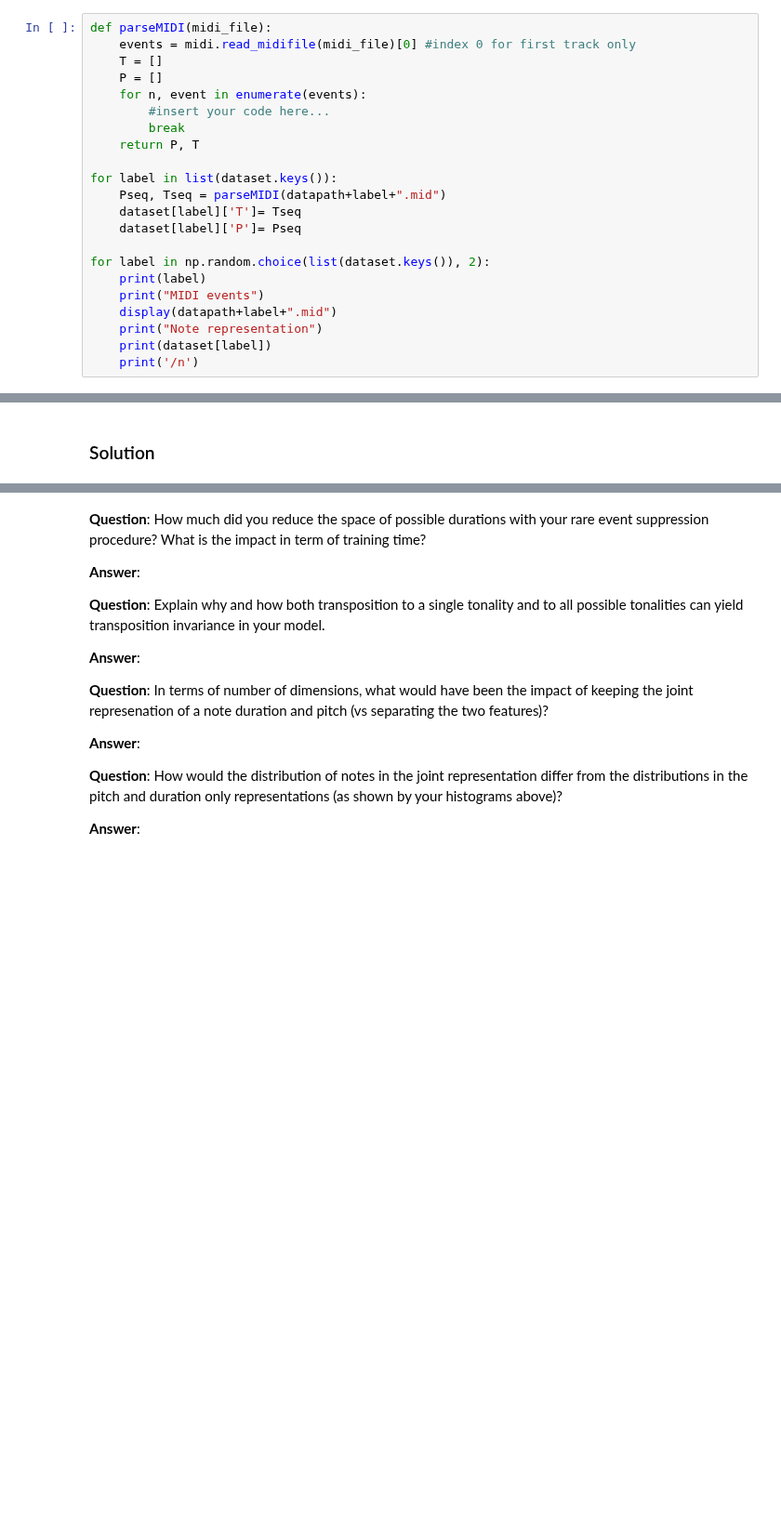
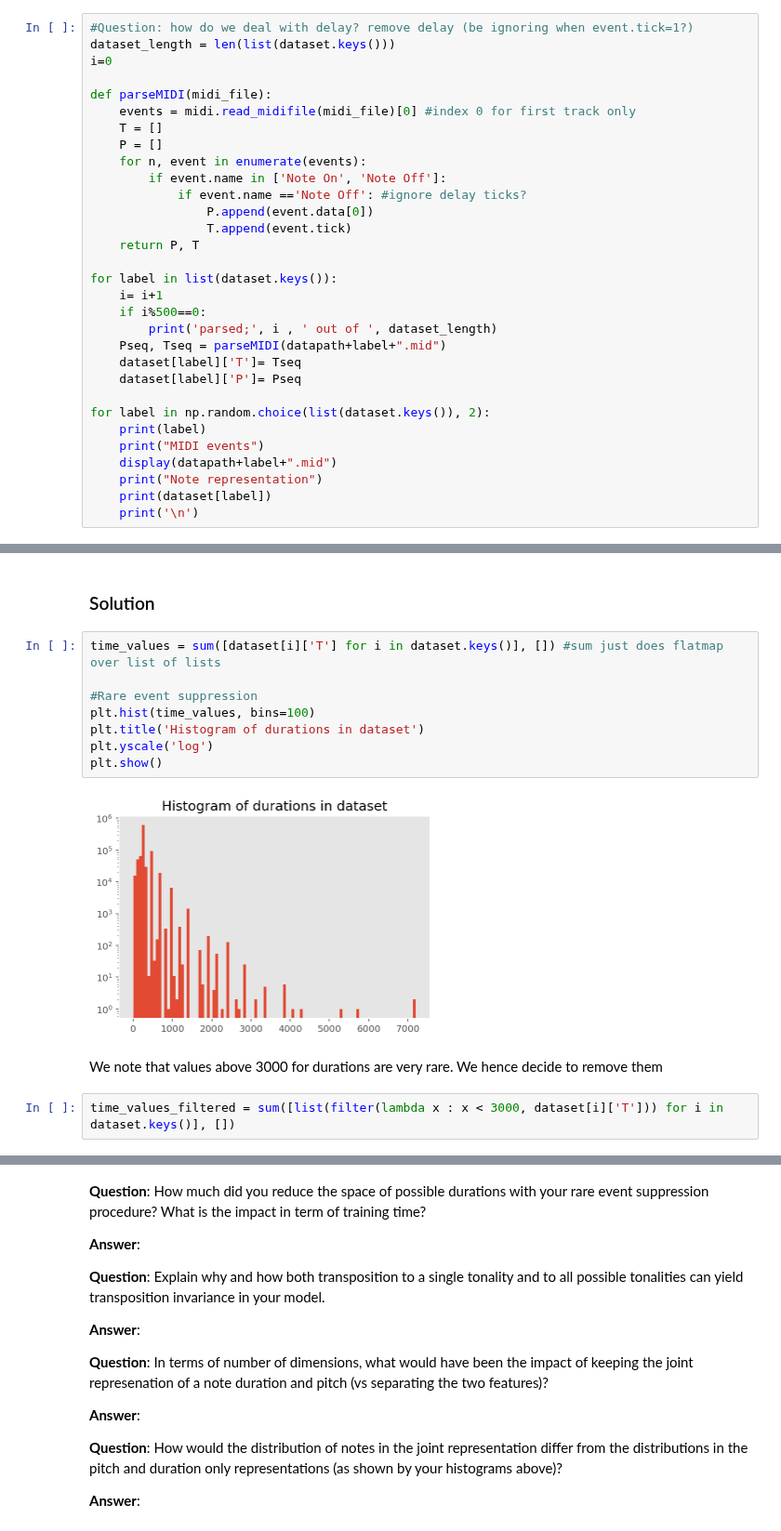
Before and after one commit to lguillain/Artificial-Neural-Networks, a Jupyter notebook: miniproject2/miniproject2_Leonore.ipynb, the cells around one changed output, grey strips where cells are left out. Shown at 93% size. Cells and saved outputs as stored; diff of their text form; blank space fills up the shorter version.

Commit message:
Adding dataset and code for exercises until 4.1 (4.2 of preprocessing missing)

```diff
--- a/miniproject2/miniproject2_Leonore.ipynb
+++ b/miniproject2/miniproject2_Leonore.ipynb
@@ -231,16 +249,25 @@ print("%i/%i melodies retained"%(len(list(dataset.keys())), len(os.listdir(datap
 # %% [markdown]
 ### Solution
 # %%
+#Question: how do we deal with delay? remove delay (be ignoring when event.tick=1?)
+dataset_length = len(list(dataset.keys()))
+i=0
+
 def parseMIDI(midi_file):
     events = midi.read_midifile(midi_file)[0] #index 0 for first track only
     T = []
     P = []
     for n, event in enumerate(events):
-        #insert your code here...
-        break
+        if event.name in ['Note On', 'Note Off']:
+            if event.name =='Note Off': #ignore delay ticks?
+                P.append(event.data[0])
+                T.append(event.tick)
     return P, T
 
 for label in list(dataset.keys()):
+    i= i+1
+    if i%500==0:
+        print('parsed;', i , ' out of ', dataset_length)
     Pseq, Tseq = parseMIDI(datapath+label+".mid")
     dataset[label]['T']= Tseq
     dataset[label]['P']= Pseq
@@ -251,4 +278,4 @@ for label in np.random.choice(list(dataset.keys()), 2):
     display(datapath+label+".mid")
     print("Note representation")
     print(dataset[label])
-    print('/n')
+    print('\n')
@@ -285,3 +391,17 @@ To further improve your model, you might want to reconsider your original data.
 Finally, you shoud recompute the tokenization step for your brand new filtered and normalized dataset.
 # %% [markdown]
 ### Solution
+# %%
+time_values = sum([dataset[i]['T'] for i in dataset.keys()], []) #sum just does flatmap over list of lists
+
+#Rare event suppression
+plt.hist(time_values, bins=100)
+plt.title('Histogram of durations in dataset')
+plt.yscale('log')
+plt.show()
+# %% [output]
+[figure, added]
+# %% [markdown]
+We note that values above 3000 for durations are very rare. We hence decide to remove them
+# %%
+time_values_filtered = sum([list(filter(lambda x : x < 3000, dataset[i]['T'])) for i in dataset.keys()], [])
```
Also changed, not shown: parts of 14 cells of this notebook, 1 other file.
